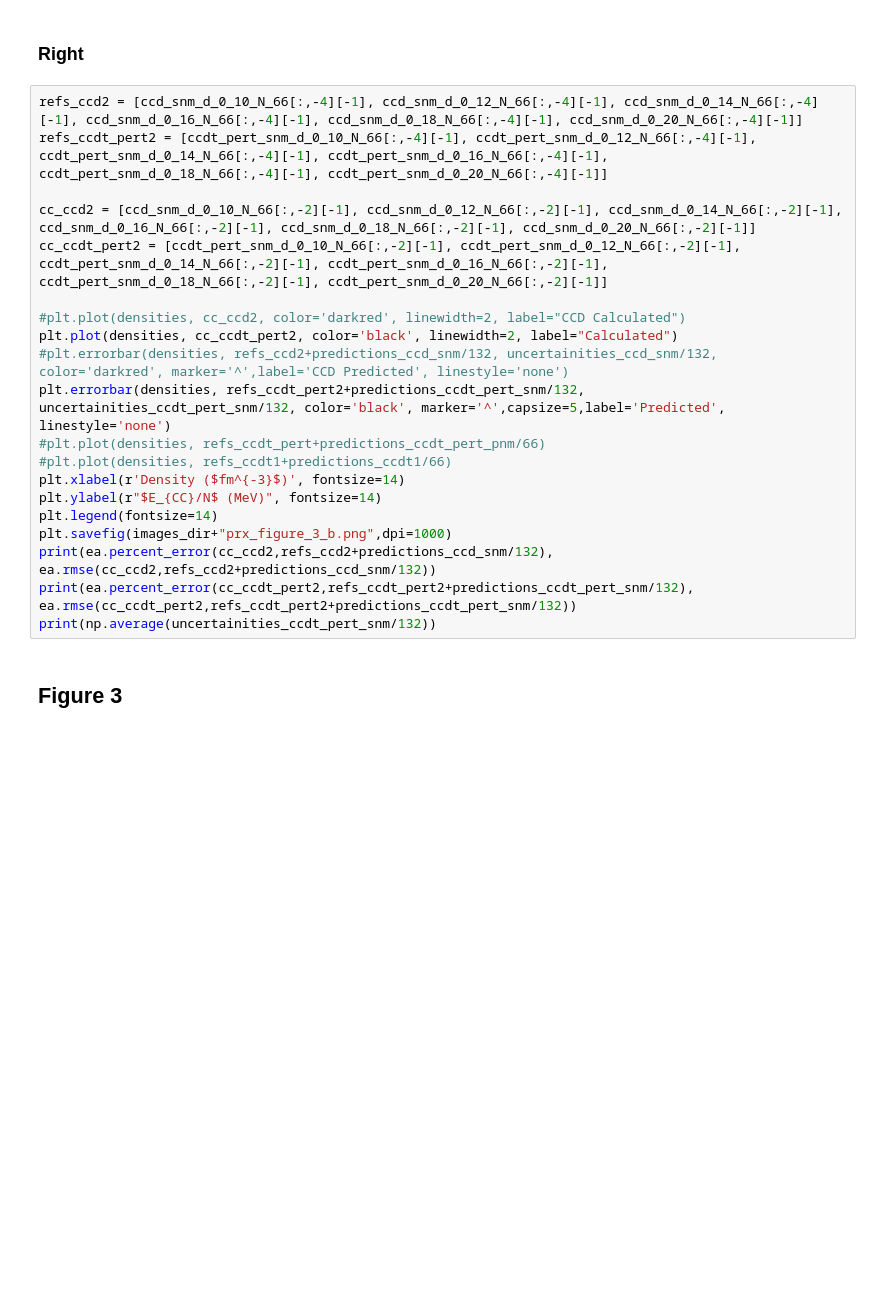
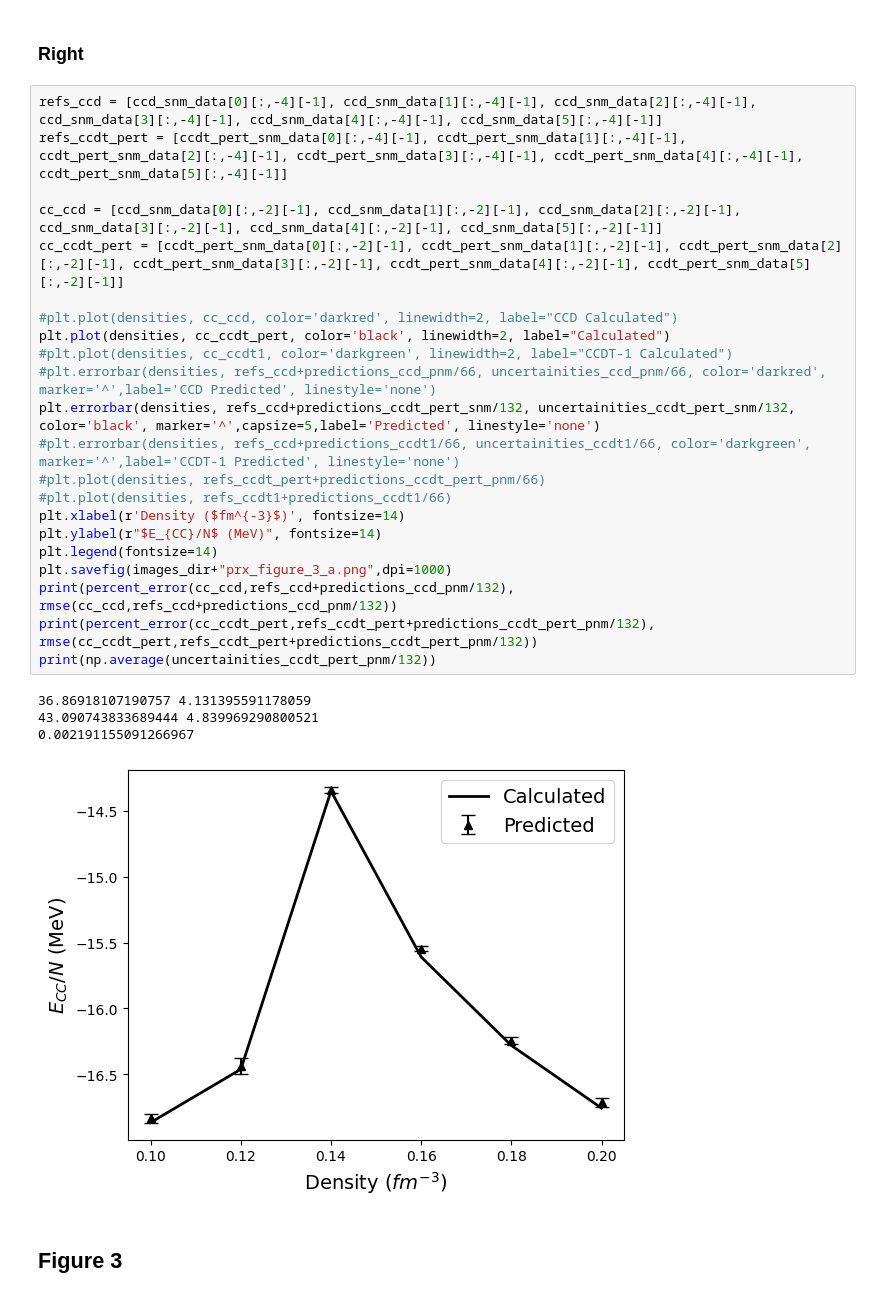
Before and after one commit to butler-julie/INM-SRE, a Jupyter notebook: INM-SRE.ipynb, the cells around one changed output. Saved outputs shown, nothing was run; the diff lists cells and outputs as text; blank space fills up the shorter version.

```diff
--- a/INM-SRE.ipynb
+++ b/INM-SRE.ipynb
@@ -299,25 +389,32 @@ print(np.average(uncertainities_ccdt_pert_pnm/66))
 # %% [markdown]
 ### Right
 # %%
-refs_ccd2 = [ccd_snm_d_0_10_N_66[:,-4][-1], ccd_snm_d_0_12_N_66[:,-4][-1], ccd_snm_d_0_14_N_66[:,-4][-1], ccd_snm_d_0_16_N_66[:,-4][-1], ccd_snm_d_0_18_N_66[:,-4][-1], ccd_snm_d_0_20_N_66[:,-4][-1]]
-refs_ccdt_pert2 = [ccdt_pert_snm_d_0_10_N_66[:,-4][-1], ccdt_pert_snm_d_0_12_N_66[:,-4][-1], ccdt_pert_snm_d_0_14_N_66[:,-4][-1], ccdt_pert_snm_d_0_16_N_66[:,-4][-1], ccdt_pert_snm_d_0_18_N_66[:,-4][-1], ccdt_pert_snm_d_0_20_N_66[:,-4][-1]]
+refs_ccd = [ccd_snm_data[0][:,-4][-1], ccd_snm_data[1][:,-4][-1], ccd_snm_data[2][:,-4][-1], ccd_snm_data[3][:,-4][-1], ccd_snm_data[4][:,-4][-1], ccd_snm_data[5][:,-4][-1]]
+refs_ccdt_pert = [ccdt_pert_snm_data[0][:,-4][-1], ccdt_pert_snm_data[1][:,-4][-1], ccdt_pert_snm_data[2][:,-4][-1], ccdt_pert_snm_data[3][:,-4][-1], ccdt_pert_snm_data[4][:,-4][-1], ccdt_pert_snm_data[5][:,-4][-1]]
 
-cc_ccd2 = [ccd_snm_d_0_10_N_66[:,-2][-1], ccd_snm_d_0_12_N_66[:,-2][-1], ccd_snm_d_0_14_N_66[:,-2][-1], ccd_snm_d_0_16_N_66[:,-2][-1], ccd_snm_d_0_18_N_66[:,-2][-1], ccd_snm_d_0_20_N_66[:,-2][-1]]
-cc_ccdt_pert2 = [ccdt_pert_snm_d_0_10_N_66[:,-2][-1], ccdt_pert_snm_d_0_12_N_66[:,-2][-1], ccdt_pert_snm_d_0_14_N_66[:,-2][-1], ccdt_pert_snm_d_0_16_N_66[:,-2][-1], ccdt_pert_snm_d_0_18_N_66[:,-2][-1], ccdt_pert_snm_d_0_20_N_66[:,-2][-1]]
+cc_ccd = [ccd_snm_data[0][:,-2][-1], ccd_snm_data[1][:,-2][-1], ccd_snm_data[2][:,-2][-1], ccd_snm_data[3][:,-2][-1], ccd_snm_data[4][:,-2][-1], ccd_snm_data[5][:,-2][-1]]
+cc_ccdt_pert = [ccdt_pert_snm_data[0][:,-2][-1], ccdt_pert_snm_data[1][:,-2][-1], ccdt_pert_snm_data[2][:,-2][-1], ccdt_pert_snm_data[3][:,-2][-1], ccdt_pert_snm_data[4][:,-2][-1], ccdt_pert_snm_data[5][:,-2][-1]]
 
-#plt.plot(densities, cc_ccd2, color='darkred', linewidth=2, label="CCD Calculated")
-plt.plot(densities, cc_ccdt_pert2, color='black', linewidth=2, label="Calculated")
-#plt.errorbar(densities, refs_ccd2+predictions_ccd_snm/132, uncertainities_ccd_snm/132, color='darkred', marker='^',label='CCD Predicted', linestyle='none')
-plt.errorbar(densities, refs_ccdt_pert2+predictions_ccdt_pert_snm/132, uncertainities_ccdt_pert_snm/132, color='black', marker='^',capsize=5,label='Predicted', linestyle='none')
+#plt.plot(densities, cc_ccd, color='darkred', linewidth=2, label="CCD Calculated")
+plt.plot(densities, cc_ccdt_pert, color='black', linewidth=2, label="Calculated")
+#plt.plot(densities, cc_ccdt1, color='darkgreen', linewidth=2, label="CCDT-1 Calculated")
+#plt.errorbar(densities, refs_ccd+predictions_ccd_pnm/66, uncertainities_ccd_pnm/66, color='darkred', marker='^',label='CCD Predicted', linestyle='none')
+plt.errorbar(densities, refs_ccd+predictions_ccdt_pert_snm/132, uncertainities_ccdt_pert_snm/132, color='black', marker='^',capsize=5,label='Predicted', linestyle='none')
+#plt.errorbar(densities, refs_ccd+predictions_ccdt1/66, uncertainities_ccdt1/66, color='darkgreen', marker='^',label='CCDT-1 Predicted', linestyle='none')
 #plt.plot(densities, refs_ccdt_pert+predictions_ccdt_pert_pnm/66)
 #plt.plot(densities, refs_ccdt1+predictions_ccdt1/66)
 plt.xlabel(r'Density ($fm^{-3}$)', fontsize=14)
 plt.ylabel(r"$E_{CC}/N$ (MeV)", fontsize=14)
 plt.legend(fontsize=14)
-plt.savefig(images_dir+"prx_figure_3_b.png",dpi=1000)
-print(ea.percent_error(cc_ccd2,refs_ccd2+predictions_ccd_snm/132), ea.rmse(cc_ccd2,refs_ccd2+predictions_ccd_snm/132))
-print(ea.percent_error(cc_ccdt_pert2,refs_ccdt_pert2+predictions_ccdt_pert_snm/132), ea.rmse(cc_ccdt_pert2,refs_ccdt_pert2+predictions_ccdt_pert_snm/132))
-print(np.average(uncertainities_ccdt_pert_snm/132))
+plt.savefig(images_dir+"prx_figure_3_a.png",dpi=1000)
+print(percent_error(cc_ccd,refs_ccd+predictions_ccd_pnm/132), rmse(cc_ccd,refs_ccd+predictions_ccd_pnm/132))
+print(percent_error(cc_ccdt_pert,refs_ccdt_pert+predictions_ccdt_pert_pnm/132), rmse(cc_ccdt_pert,refs_ccdt_pert+predictions_ccdt_pert_pnm/132))
+print(np.average(uncertainities_ccdt_pert_pnm/132))
+# %% [output]
+36.86918107190757 4.131395591178059
+43.090743833689444 4.839969290800521
+0.002191155091266967
+[figure, added]
 # %% [markdown]
 ## Figure 3
 # %%
```
Also changed, not shown: parts of 11 cells of this notebook.
